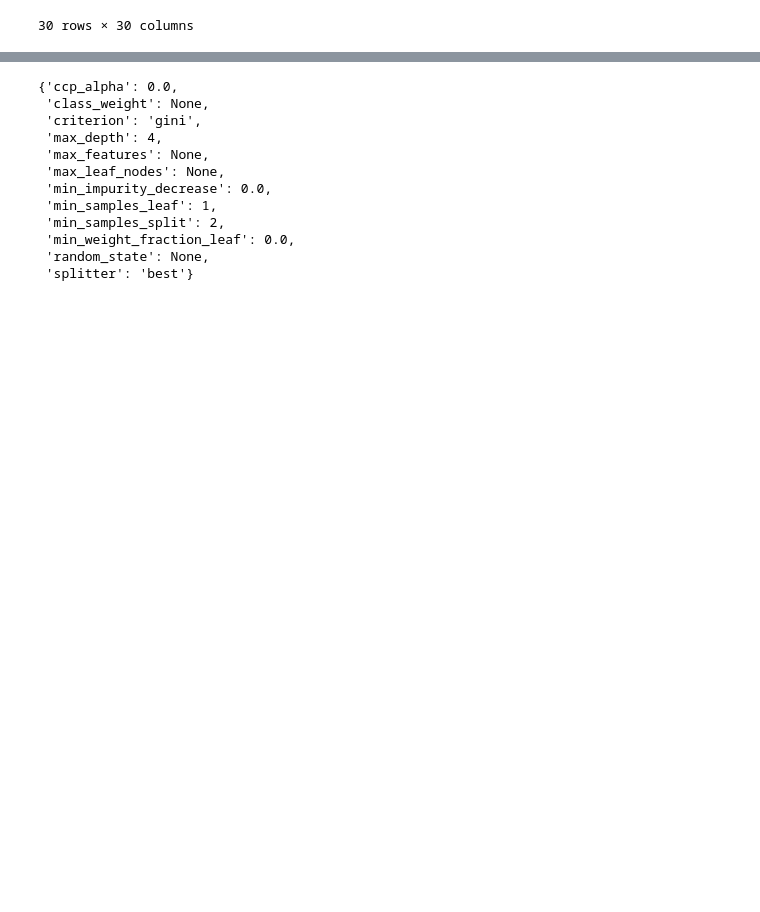
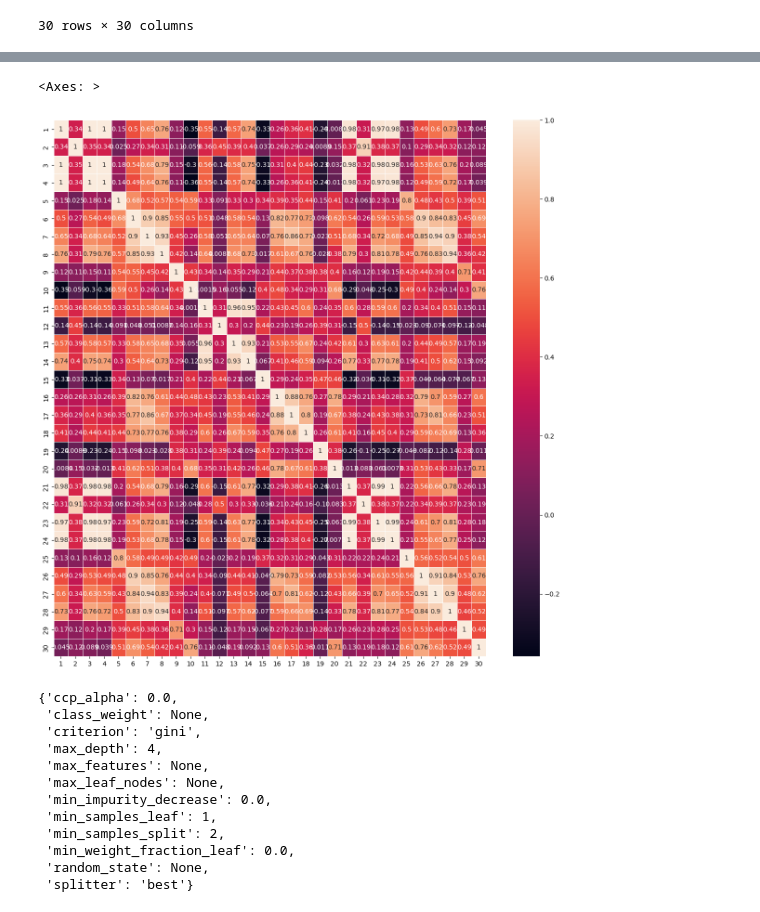
Before and after one commit to trungphap/bcw, a Jupyter notebook: breast_cancer.ipynb, the cells around one changed output, grey strips where cells are left out. Drawn from its saved outputs; the diff is of its cells as text; code cells hidden in the pictures; blank space fills up the shorter version.

```diff
--- a/breast_cancer.ipynb
+++ b/breast_cancer.ipynb
@@ -85,3 +113,9 @@ X.corr()
+# %%
+fig, ax = plt.subplots(figsize=(15,15))
+sns.heatmap(X.corr('spearman'),linewidths=0.5, annot=True, ax =ax)
+# %% [output]
+<Axes: >
+[figure, added]
 # %%
 X_train, X_test, Y_train, Y_test = train_test_split(X, Y, test_size=0.33)
 # %%
```
Also changed, not shown: parts of 15 cells of this notebook.
